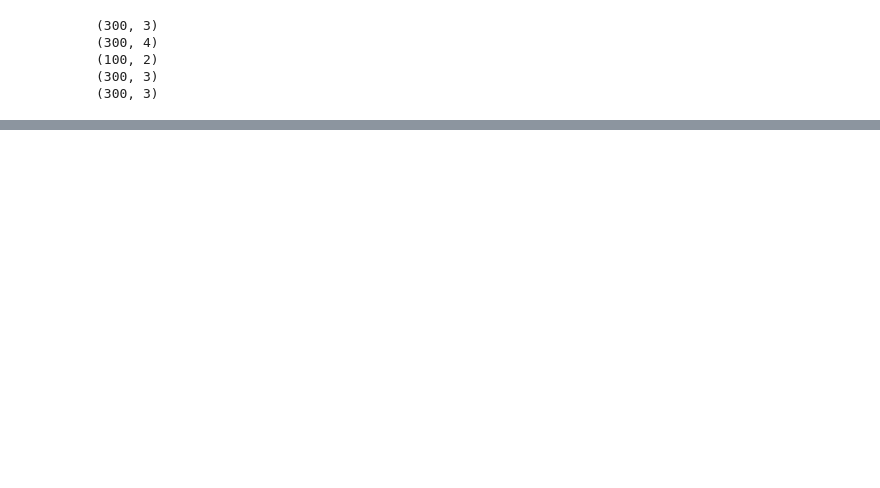
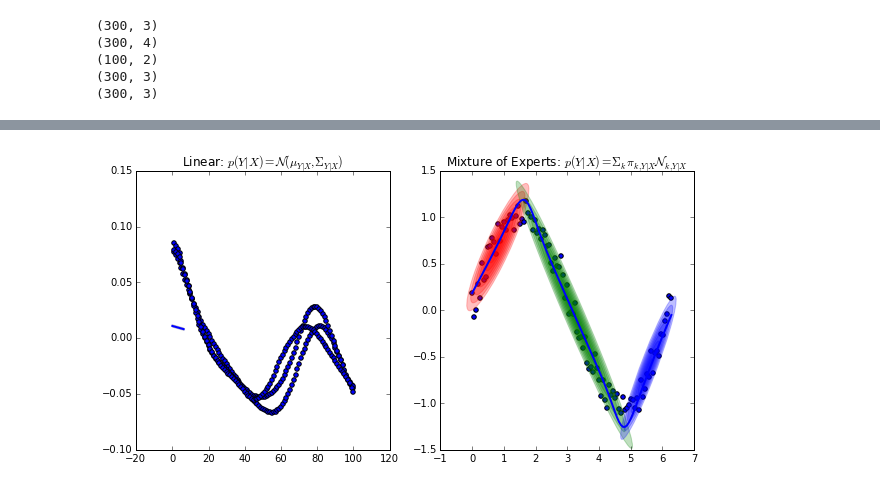
Before and after one commit to show0k/gmm-lbd, a Jupyter notebook: notebooks/calinon_tests.ipynb, the cells around one changed output, grey strips where cells are left out. Cells and saved outputs as stored; diff of their text form; code cells hidden in the pictures; blank space fills up the shorter version.

```diff
--- a/notebooks/calinon_tests.ipynb
+++ b/notebooks/calinon_tests.ipynb
@@ -70,0 +73,50 @@ print mean
+# %%
+
+import numpy as np
+import matplotlib.pyplot as plt
+from gmr.utils import check_random_state
+from gmr import MVN, GMM, plot_error_ellipses
+
+
+random_state = check_random_state(0)
+
+n_samples = 100
+X = np.ndarray((n_samples, 2))
+X[:, 0] = np.linspace(0, 4 * np.pi, n_samples)
+X[:, 1] = 1 - 3 * X[:, 0] + random_state.randn(n_samples)
+X = data1[:,[0,1]]
+mvn = MVN(random_state=0)
+mvn.from_samples(X)
+
+X_test = np.linspace(0, 2 * np.pi, 100)
+mean, covariance = mvn.predict(np.array([0]), X_test[:, np.newaxis])
+
+plt.figure(figsize=(10, 5))
+
+plt.subplot(1, 2, 1)
+plt.title("Linear: $p(Y | X) = \mathcal{N}(\mu_{Y|X}, \Sigma_{Y|X})$")
+plt.scatter(X[:, 0], X[:, 1])
+y = mean.ravel()
+s = covariance.ravel()
+plt.fill_between(X_test, y - s, y + s, alpha=0.2)
+plt.plot(X_test, y, lw=2)
+
+n_samples = 100
+X = np.ndarray((n_samples, 2))
+X[:, 0] = np.linspace(0, 2 * np.pi, n_samples)
+X[:, 1] = np.sin(X[:, 0]) + random_state.randn(n_samples) * 0.1
+
+gmm = GMM(n_components=3, random_state=0)
+gmm.from_samples(X)
+Y = gmm.predict(np.array([0]), X_test[:, np.newaxis])
+
+plt.subplot(1, 2, 2)
+plt.title("Mixture of Experts: $p(Y | X) = \Sigma_k \pi_{k, Y|X} "
+          "\mathcal{N}_{k, Y|X}$")
+plt.scatter(X[:, 0], X[:, 1])
+plot_error_ellipses(plt.gca(), gmm, colors=["r", "g", "b"])
+plt.plot(X_test, Y.ravel(), lw=2)
+
+plt.show()
+# %% [output]
+[figure, added]
```
Also changed, not shown: parts of 7 cells of this notebook, 2 other files.
